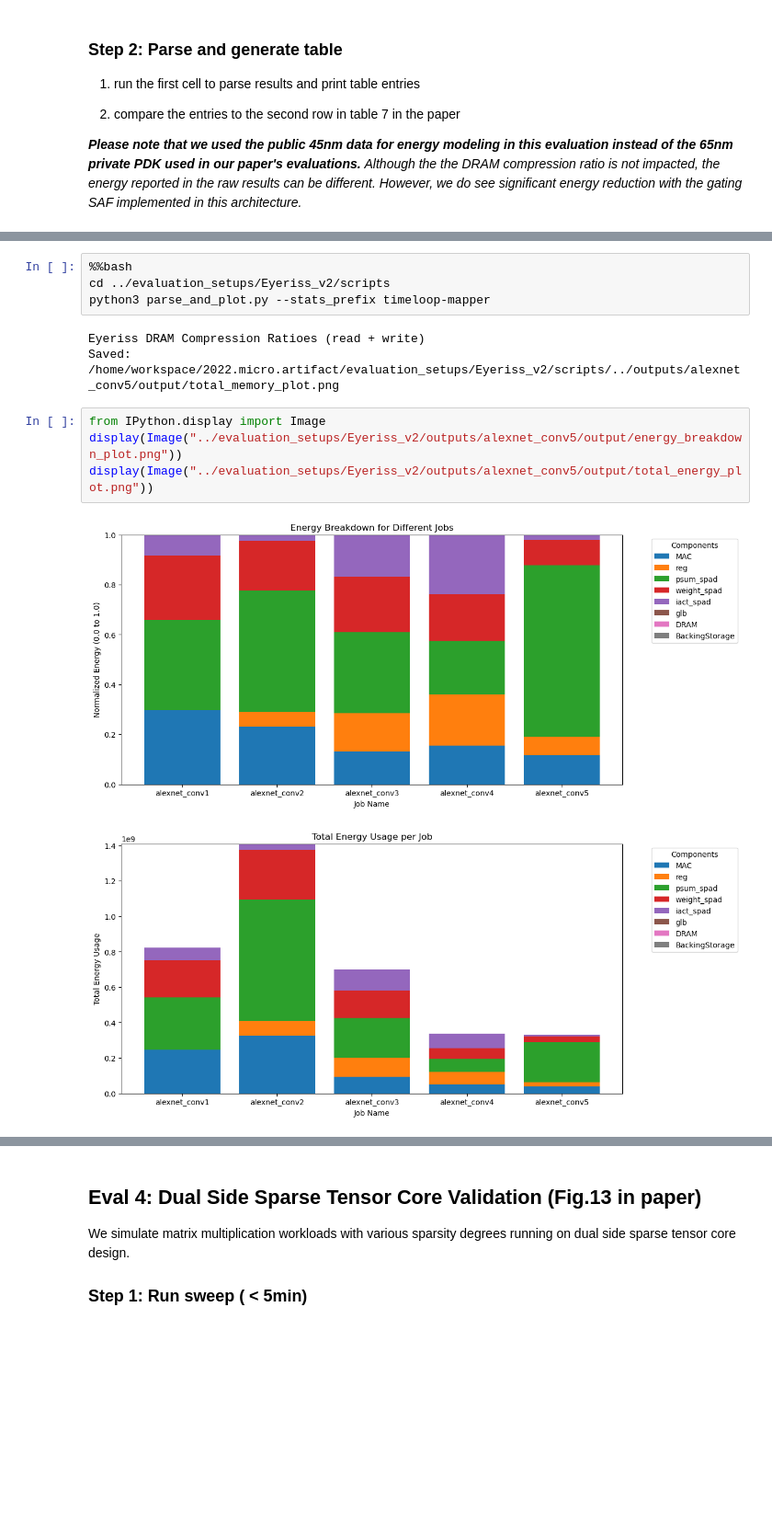
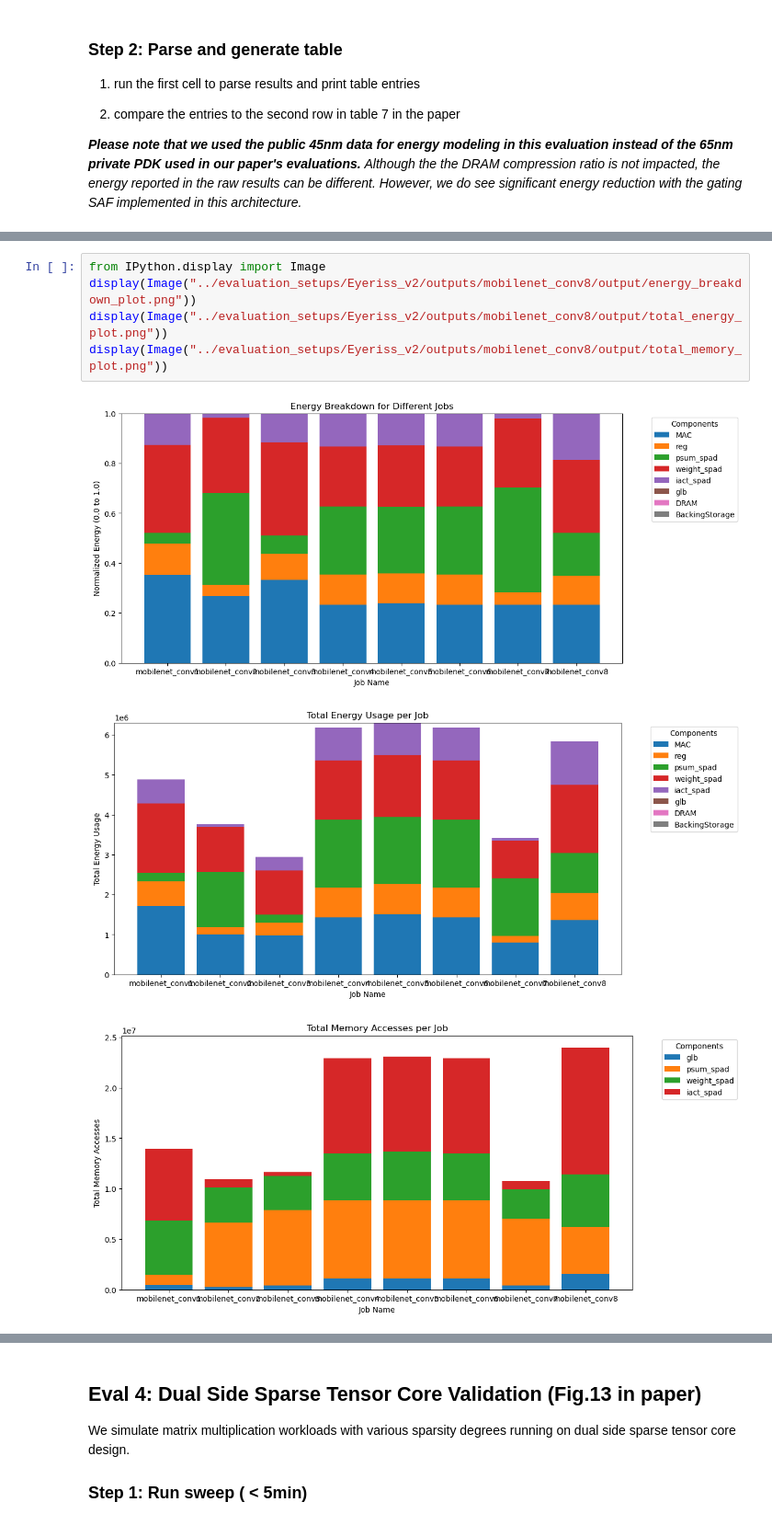
Before and after one commit to NicolePQJ/Hardware_Architecture, a Jupyter notebook: workspace/2022.micro.artifact/notebook/artifact_evaluations.ipynb, the cells around one changed output, grey strips where cells are left out. Shown at 92% size. Saved outputs shown, nothing was run; the diff lists cells and outputs as text; blank space fills up the shorter version.

Commit message:
Adding mobilenet

```diff
--- a/workspace/2022.micro.artifact/notebook/artifact_evaluations.ipynb
+++ b/workspace/2022.micro.artifact/notebook/artifact_evaluations.ipynb
@@ -514,14 +636,9 @@ Saved: /home/workspace/2022.micro.artifact/evaluation_setups/Eyeriss_v2/scripts/
-# %%
-%%bash
-cd ../evaluation_setups/Eyeriss_v2/scripts
-python3 parse_and_plot.py --stats_prefix timeloop-mapper
-# %% [output]
-Eyeriss DRAM Compression Ratioes (read + write)
-Saved: /home/workspace/2022.micro.artifact/evaluation_setups/Eyeriss_v2/scripts/../outputs/alexnet_conv5/output/total_memory_plot.png
 # %%
 from IPython.display import Image
-display(Image("../evaluation_setups/Eyeriss_v2/outputs/alexnet_conv5/output/energy_breakdown_plot.png"))
-display(Image("../evaluation_setups/Eyeriss_v2/outputs/alexnet_conv5/output/total_energy_plot.png"))
+display(Image("../evaluation_setups/Eyeriss_v2/outputs/mobilenet_conv8/output/energy_breakdown_plot.png"))
+display(Image("../evaluation_setups/Eyeriss_v2/outputs/mobilenet_conv8/output/total_energy_plot.png"))
+display(Image("../evaluation_setups/Eyeriss_v2/outputs/mobilenet_conv8/output/total_memory_plot.png"))
 # %% [output]
-[figure, old version]
+[figure, new version]
-[figure, old version]
+[figure, new version]
+[figure, added]
```
Also changed, not shown: parts of 11 cells of this notebook, 27 other files.
